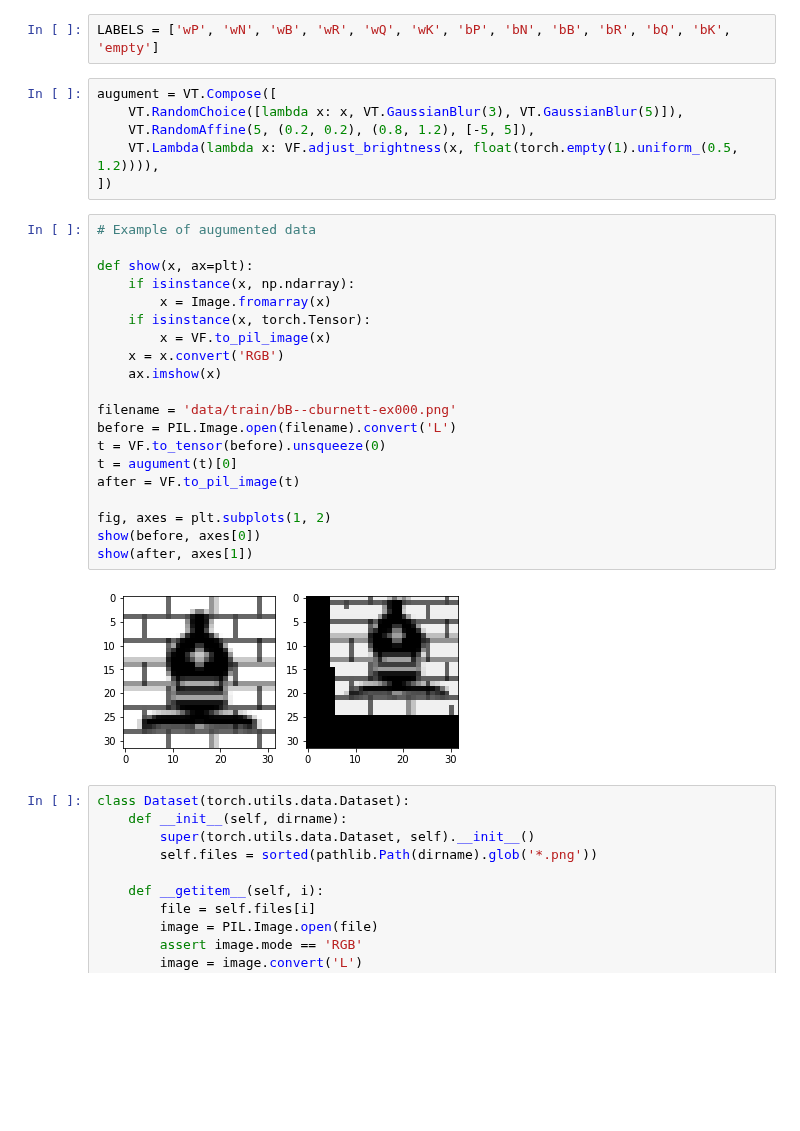
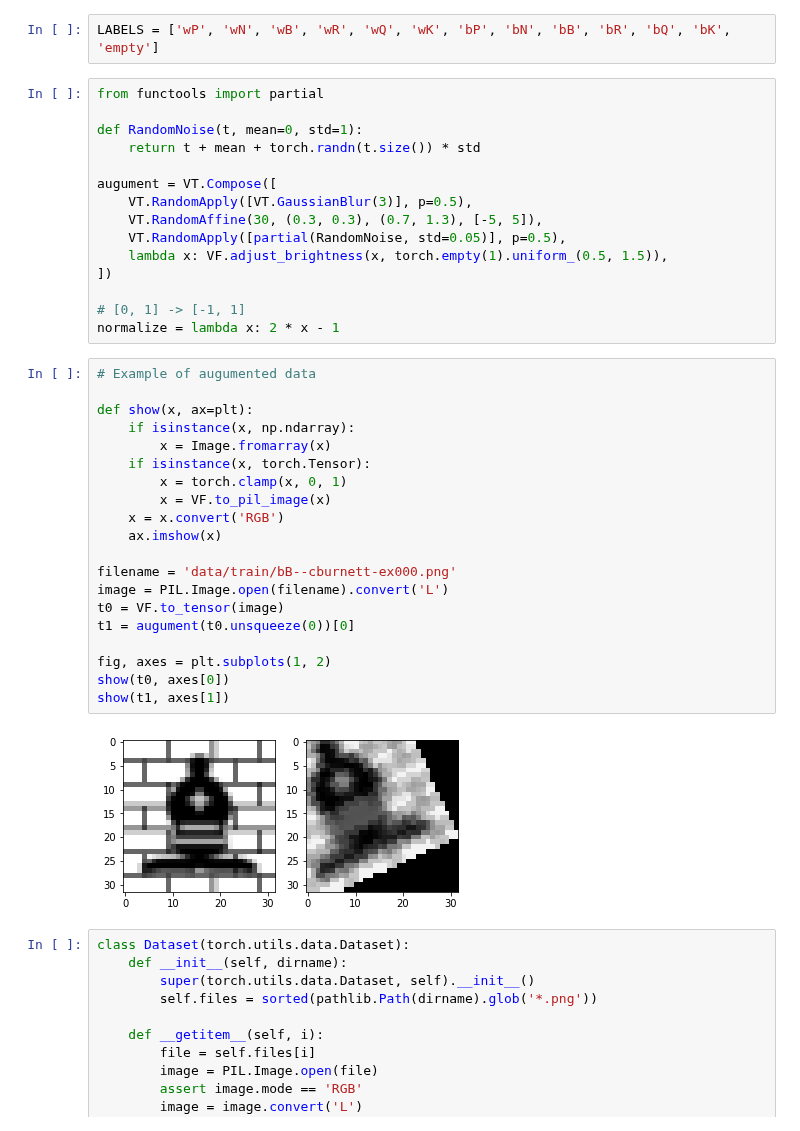
Before and after one commit to hi-ogawa/chess-ocr, a Jupyter notebook: detect_piece.ipynb, the cells around one changed output. Saved outputs shown, nothing was run; the diff lists cells and outputs as text; blank space fills up the shorter version.

```diff
--- a/detect_piece.ipynb
+++ b/detect_piece.ipynb
@@ -26,33 +26,42 @@ torch.manual_seed(0)
 # %%
 LABELS = ['wP', 'wN', 'wB', 'wR', 'wQ', 'wK', 'bP', 'bN', 'bB', 'bR', 'bQ', 'bK', 'empty']
 # %%
+from functools import partial
+
+def RandomNoise(t, mean=0, std=1):
+    return t + mean + torch.randn(t.size()) * std
+
 augument = VT.Compose([
-    VT.RandomChoice([lambda x: x, VT.GaussianBlur(3), VT.GaussianBlur(5)]),
-    VT.RandomAffine(5, (0.2, 0.2), (0.8, 1.2), [-5, 5]),
-    VT.Lambda(lambda x: VF.adjust_brightness(x, float(torch.empty(1).uniform_(0.5, 1.2)))),
+    VT.RandomApply([VT.GaussianBlur(3)], p=0.5),
+    VT.RandomAffine(30, (0.3, 0.3), (0.7, 1.3), [-5, 5]),
+    VT.RandomApply([partial(RandomNoise, std=0.05)], p=0.5),
+    lambda x: VF.adjust_brightness(x, torch.empty(1).uniform_(0.5, 1.5)),
 ])
+
+# [0, 1] -> [-1, 1]
+normalize = lambda x: 2 * x - 1
 # %%
 # Example of augumented data
 
 def show(x, ax=plt):
     if isinstance(x, np.ndarray):
         x = Image.fromarray(x)
     if isinstance(x, torch.Tensor):
+        x = torch.clamp(x, 0, 1)
         x = VF.to_pil_image(x)
     x = x.convert('RGB')
     ax.imshow(x)
 
 filename = 'data/train/bB--cburnett-ex000.png'
-before = PIL.Image.open(filename).convert('L')
-t = VF.to_tensor(before).unsqueeze(0)
-t = augument(t)[0]
-after = VF.to_pil_image(t)
+image = PIL.Image.open(filename).convert('L')
+t0 = VF.to_tensor(image)
+t1 = augument(t0.unsqueeze(0))[0]
 
 fig, axes = plt.subplots(1, 2)
-show(before, axes[0])
-show(after, axes[1])
+show(t0, axes[0])
+show(t1, axes[1])
 # %% [output]
-[figure, old version]
+[figure, new version]
 # %%
 class Dataset(torch.utils.data.Dataset):
     def __init__(self, dirname):
```
Also changed, not shown: parts of 12 cells of this notebook, 9 other files.
